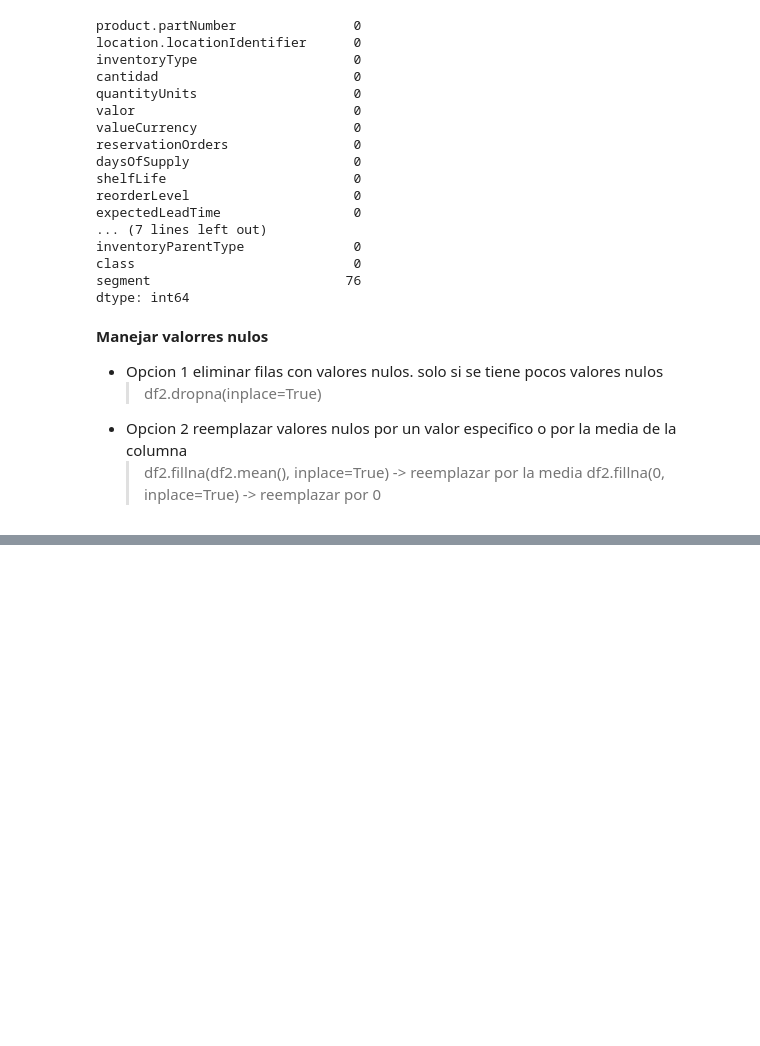
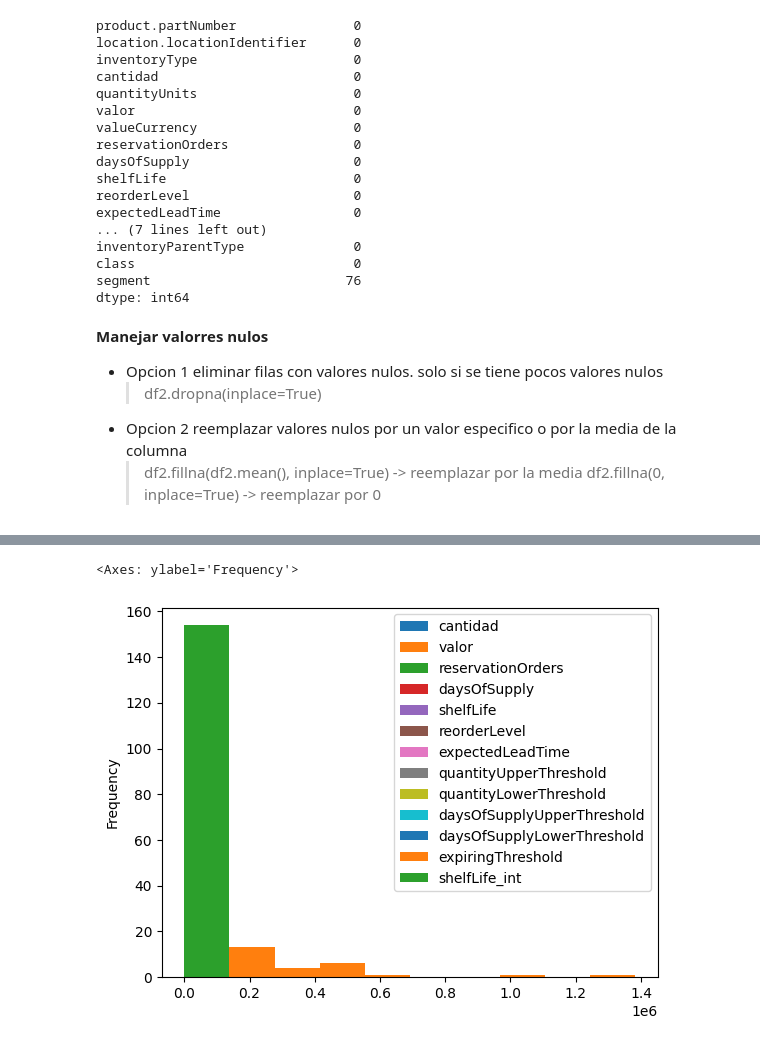
Before and after one commit to JhandryChimbo/data_mining, a Jupyter notebook: 02_clase.ipynb, the cells around one changed output, grey strips where cells are left out. Cells and saved outputs as stored; diff of their text form; code cells hidden in the pictures; blank space fills up the shorter version.

```diff
--- a/02_clase.ipynb
+++ b/02_clase.ipynb
@@ -300,0 +423,5 @@ dtype: int64
+# %%
+df2.plot(kind='hist')
+# %% [output]
+<Axes: ylabel='Frequency'>
+[figure, added]
```
Also changed, not shown: parts of 15 cells of this notebook.
